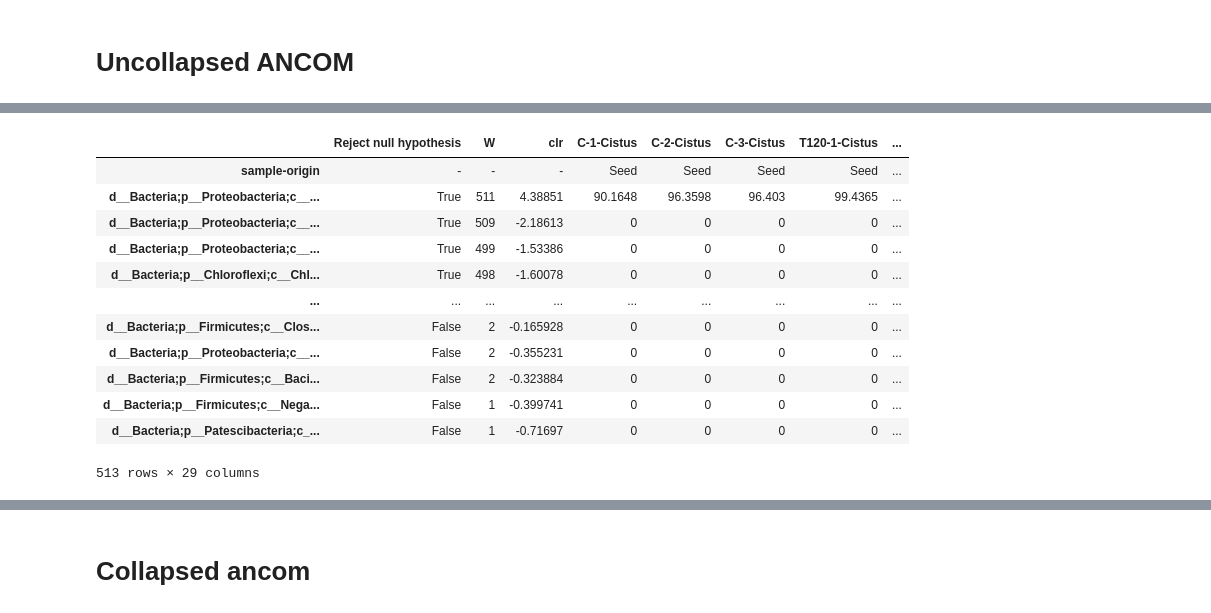
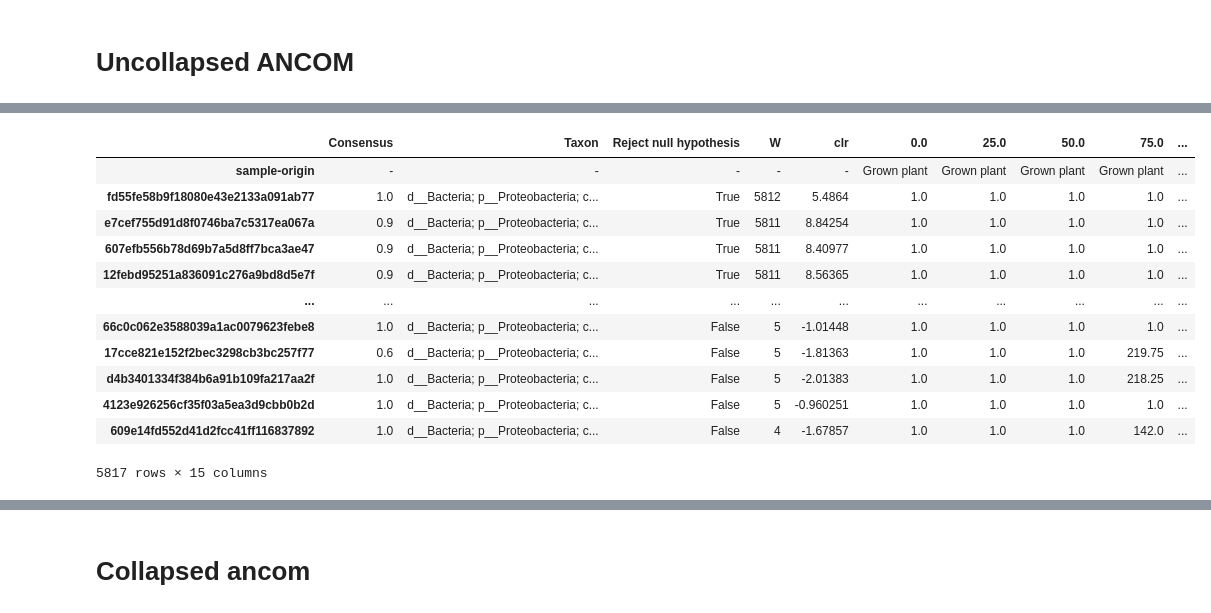
Before and after one commit to GuilleGorines/Notebooks, a Jupyter notebook: Qiime2_api_testing/Qiime2_API_testing.ipynb, the cells around one changed output, grey strips where cells are left out. Saved outputs shown, nothing was run; the diff lists cells and outputs as text; code cells hidden in the pictures.

```diff
--- a/Qiime2_api_testing/Qiime2_API_testing.ipynb
+++ b/Qiime2_api_testing/Qiime2_API_testing.ipynb
@@ -12,15 +12,6 @@ from qiime2 import Artifact
 from matplotlib.patches import Patch
 import matplotlib.pyplot as plt
 import seaborn as sns; sns.set_theme(color_codes=True)
-
-"""
-parser=argparse.ArgumentParser(description="")
-parser.add_argument("--qza-taxonomy", help="Taxonomy file in qza format", dest="tax_qza", required=True, )
-parser.add_argument("--qzv-ancom"   , help="ANCOM results file in qzv format", dest="ancom_qzv", required=True )
-parser.add_argument('--mode'        , help='mode to choose from (full/filt)',  dest="mode", required=True, choices= ["full", "filt"],)
-
-args = parser.parse_args()
-"""
 
 def save_long_wide(df, filename, rowname, colname):
     """
@@ -110,5 +101,5 @@ newrow.index=[args.metadata_column]
 
 # Add the new row
 tax_df = tax_df.loc[list(df_out_1.index[1:])]
-tax_df = pd.concat([newrow, tax_df], axis=0)
-tax_df
+tax_df_meta = pd.concat([newrow, tax_df], axis=0)
+tax_df_meta
@@ -115,3 +120,17 @@ tax_df
 # %%
-df_out_1 = pd.concat([tax_df, df_out_1], axis=1)
+df_out_1 = pd.concat([tax_df_meta, df_out_1], axis=1)
 df_out_1
+# %% [output]
+|  | Consensus | Taxon | Reject null hypothesis | W | clr | 0.0 | 25.0 | 50.0 | 75.0 | ... |
+| sample-origin | - | - | - | - | - | Grown plant | Grown plant | Grown plant | Grown plant | ... |
+| fd55fe58b9f18080e43e2133a091ab77 | 1.0 | d__Bacteria; p__Proteobacteria; c... | True | 5812 | 5.4864 | 1.0 | 1.0 | 1.0 | 1.0 | ... |
+| e7cef755d91d8f0746ba7c5317ea067a | 0.9 | d__Bacteria; p__Proteobacteria; c... | True | 5811 | 8.84254 | 1.0 | 1.0 | 1.0 | 1.0 | ... |
+| 607efb556b78d69b7a5d8ff7bca3ae47 | 0.9 | d__Bacteria; p__Proteobacteria; c... | True | 5811 | 8.40977 | 1.0 | 1.0 | 1.0 | 1.0 | ... |
+| 12febd95251a836091c276a9bd8d5e7f | 0.9 | d__Bacteria; p__Proteobacteria; c... | True | 5811 | 8.56365 | 1.0 | 1.0 | 1.0 | 1.0 | ... |
+| ... | ... | ... | ... | ... | ... | ... | ... | ... | ... | ... |
+| 66c0c062e3588039a1ac0079623febe8 | 1.0 | d__Bacteria; p__Proteobacteria; c... | False | 5 | -1.01448 | 1.0 | 1.0 | 1.0 | 1.0 | ... |
+| 17cce821e152f2bec3298cb3bc257f77 | 0.6 | d__Bacteria; p__Proteobacteria; c... | False | 5 | -1.81363 | 1.0 | 1.0 | 1.0 | 219.75 | ... |
+| d4b3401334f384b6a91b109fa217aa2f | 1.0 | d__Bacteria; p__Proteobacteria; c... | False | 5 | -2.01383 | 1.0 | 1.0 | 1.0 | 218.25 | ... |
+| 4123e926256cf35f03a5ea3d9cbb0b2d | 1.0 | d__Bacteria; p__Proteobacteria; c... | False | 5 | -0.960251 | 1.0 | 1.0 | 1.0 | 1.0 | ... |
+| 609e14fd552d41d2fcc41ff116837892 | 1.0 | d__Bacteria; p__Proteobacteria; c... | False | 4 | -1.67857 | 1.0 | 1.0 | 1.0 | 142.0 | ... |
+5817 rows × 15 columns
@@ -132,19 +149,3 @@ df_out_2["Taxon"] = ids
 df_out_2 = df_out_2.rename(columns={"Taxon" : "ID"})
 
 # df_out_2.drop(["Taxon"], axis=1)
-# %%
-df_out_2
-# %% [output]
-|  | Reject null hypothesis | W | clr | C-1-Cistus | C-2-Cistus | C-3-Cistus | T120-1-Cistus | ... |
-| sample-origin | - | - | - | Seed | Seed | Seed | Seed | ... |
-| d__Bacteria;p__Proteobacteria;c__... | True | 511 | 4.38851 | 90.1648 | 96.3598 | 96.403 | 99.4365 | ... |
-| d__Bacteria;p__Proteobacteria;c__... | True | 509 | -2.18613 | 0 | 0 | 0 | 0 | ... |
-| d__Bacteria;p__Proteobacteria;c__... | True | 499 | -1.53386 | 0 | 0 | 0 | 0 | ... |
-| d__Bacteria;p__Chloroflexi;c__Chl... | True | 498 | -1.60078 | 0 | 0 | 0 | 0 | ... |
-| ... | ... | ... | ... | ... | ... | ... | ... | ... |
-| d__Bacteria;p__Firmicutes;c__Clos... | False | 2 | -0.165928 | 0 | 0 | 0 | 0 | ... |
-| d__Bacteria;p__Proteobacteria;c__... | False | 2 | -0.355231 | 0 | 0 | 0 | 0 | ... |
-| d__Bacteria;p__Firmicutes;c__Baci... | False | 2 | -0.323884 | 0 | 0 | 0 | 0 | ... |
-| d__Bacteria;p__Firmicutes;c__Nega... | False | 1 | -0.399741 | 0 | 0 | 0 | 0 | ... |
-| d__Bacteria;p__Patescibacteria;c_... | False | 1 | -0.71697 | 0 | 0 | 0 | 0 | ... |
-513 rows × 29 columns
```
Also changed, not shown: parts of 12 cells of this notebook, 8 other files.
